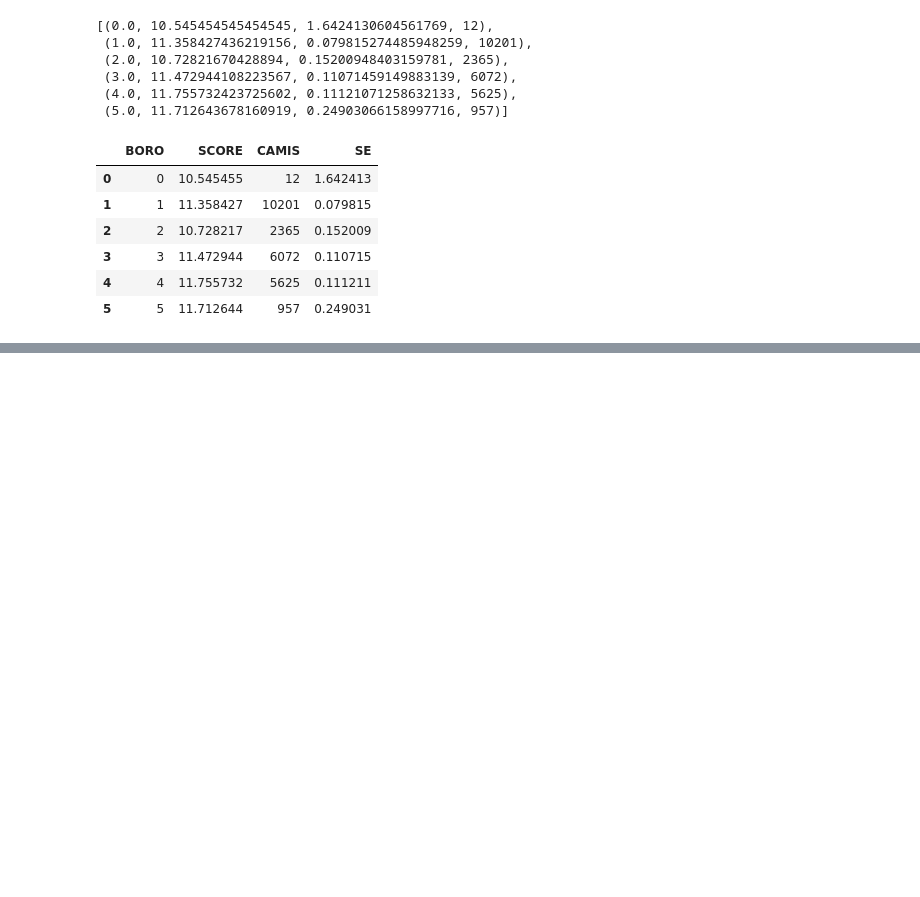
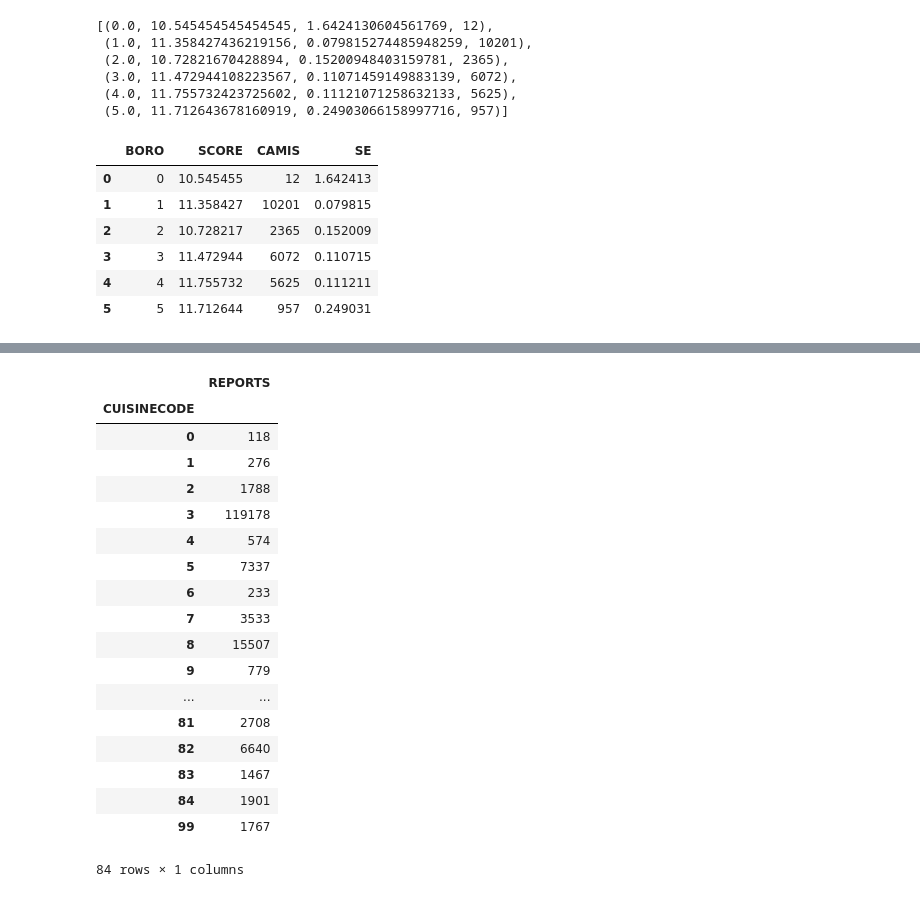
Before and after one commit to udicuty/miniprojects, a Jupyter notebook: SQL/SQL.ipynb, the cells around one changed output, grey strips where cells are left out. Drawn from its saved outputs; the diff is of its cells as text; code cells hidden in the pictures; blank space fills up the shorter version.

```diff
--- a/SQL/SQL.ipynb
+++ b/SQL/SQL.ipynb
@@ -192,0 +186,28 @@ df
+# %%
+c=df.groupby("CUISINECODE").agg({"REPORTS":pd.Series.count})
+valid_cuisine=list(c[c.REPORTS>=100].index)
+c
+#c=df.groupby("CAMIS").apply(lambda x: x.sort_values(by='INSPDATE',ascending=False).head(1))
+#c["REPROTS"]=df.SCORE
+#cuisine=df.groupby('CUISINECODE').agg({"CAMIS":lambda x: x.nunique(),"SCORE":pd.Series.mean,"SE":pd.Series.sem,})
+#cuisine
+# %% [output]
+|  | REPORTS |
+| CUISINECODE |  |
+| 0 | 118 |
+| 1 | 276 |
+| 2 | 1788 |
+| 3 | 119178 |
+| 4 | 574 |
+| 5 | 7337 |
+| 6 | 233 |
+| 7 | 3533 |
+| 8 | 15507 |
+| 9 | 779 |
+| ... | ... |
+| 81 | 2708 |
+| 82 | 6640 |
+| 83 | 1467 |
+| 84 | 1901 |
+| 99 | 1767 |
+84 rows × 1 columns
```
Also changed, not shown: parts of 20 cells of this notebook.
